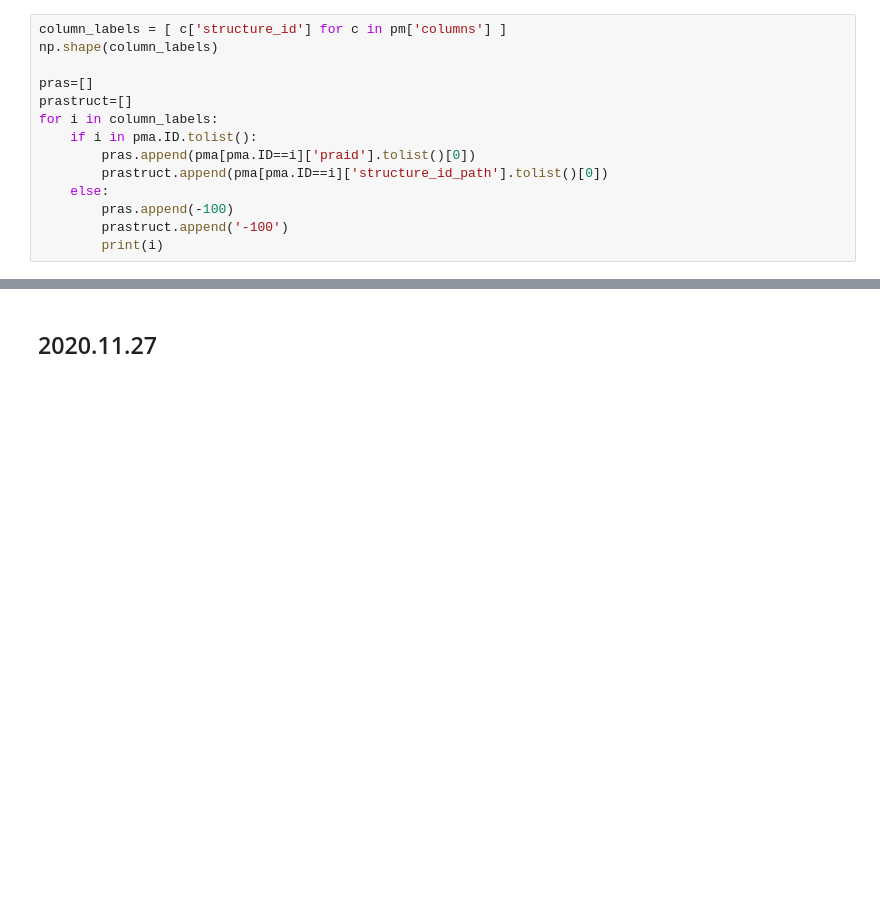
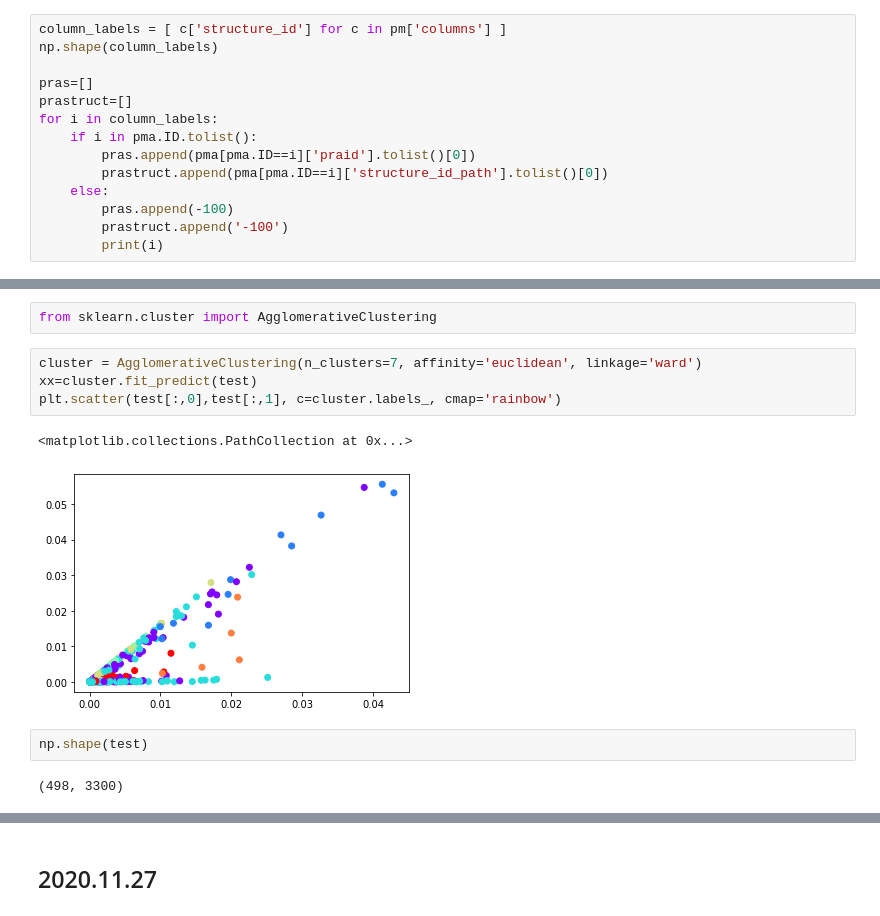
Before and after one commit to emilyjanedennis/PRA, a Jupyter notebook: notebooks/misc/allen_experiment_import.ipynb, the cells around one changed output, grey strips where cells are left out. Drawn from its saved outputs; the diff is of its cells as text; blank space fills up the shorter version.

```diff
--- a/notebooks/misc/allen_experiment_import.ipynb
+++ b/notebooks/misc/allen_experiment_import.ipynb
@@ -317,0 +355,13 @@ plt.show()
+# %%
+from sklearn.cluster import AgglomerativeClustering
+# %%
+cluster = AgglomerativeClustering(n_clusters=7, affinity='euclidean', linkage='ward')
+xx=cluster.fit_predict(test)
+plt.scatter(test[:,0],test[:,1], c=cluster.labels_, cmap='rainbow')
+# %% [output]
+<matplotlib.collections.PathCollection at 0x...>
+[figure, added]
+# %%
+np.shape(test)
+# %% [output]
+(498, 3300)
```
Also changed, not shown: parts of 29 cells of this notebook, 1 other file.
